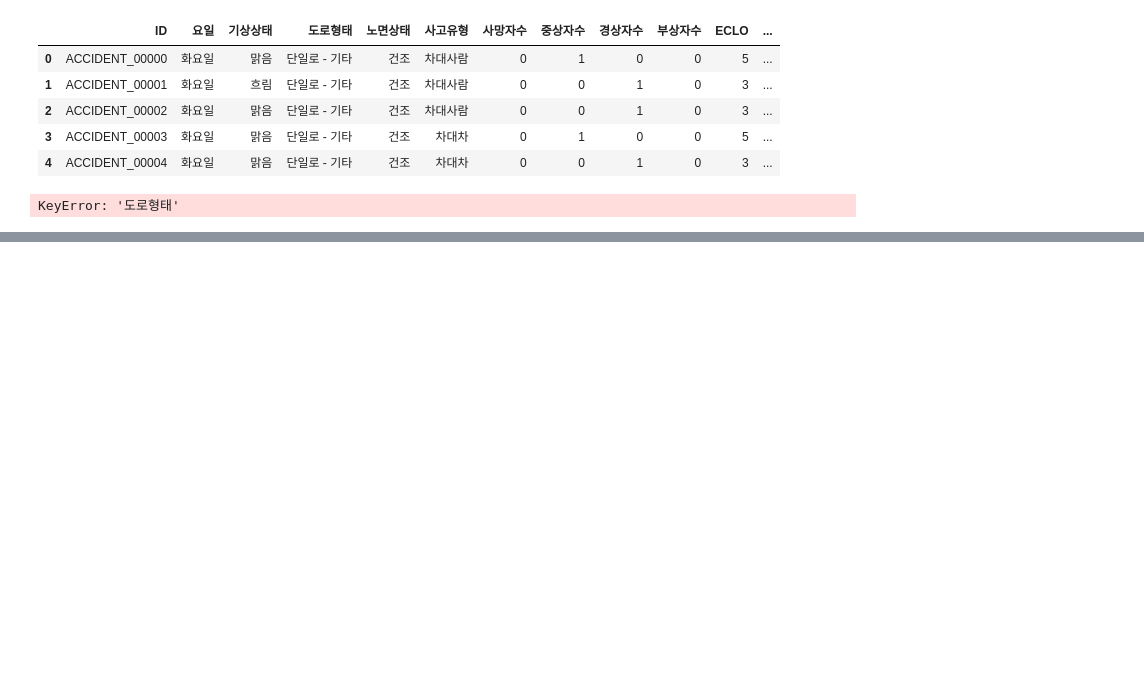
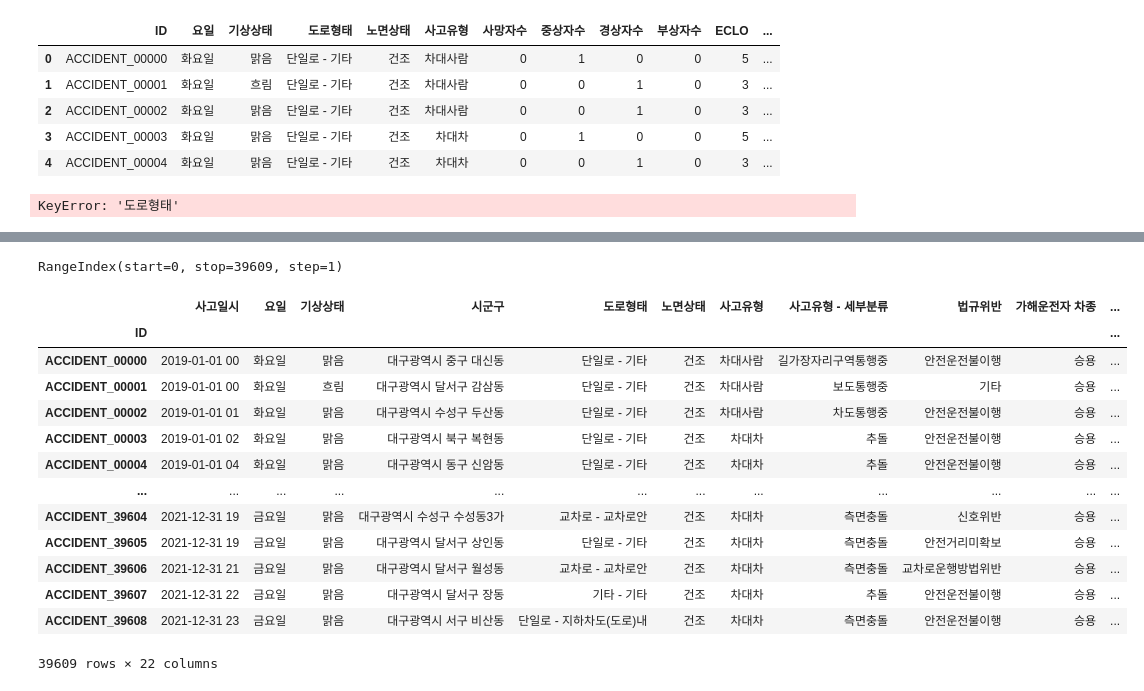
Before and after one commit to cmsk6405/practice, a Jupyter notebook: review/eda.ipynb, the cells around one changed output, grey strips where cells are left out. Drawn from its saved outputs; the diff is of its cells as text; code cells hidden in the pictures; blank space fills up the shorter version.

```diff
--- a/review/eda.ipynb
+++ b/review/eda.ipynb
@@ -244,0 +246,24 @@ df_train.head()
+# %%
+df_train.index
+# %% [output]
+RangeIndex(start=0, stop=39609, step=1)
+# %%
+idx = 'ID'
+tgt = 'ECLO'
+df_idx = df_train.set_index(idx, drop=True)
+df_idx
+# %% [output]
+|  | 사고일시 | 요일 | 기상상태 | 시군구 | 도로형태 | 노면상태 | 사고유형 | 사고유형 - 세부분류 | 법규위반 | 가해운전자 차종 | ... |
+| ID |  |  |  |  |  |  |  |  |  |  | ... |
+| ACCIDENT_00000 | 2019-01-01 00 | 화요일 | 맑음 | 대구광역시 중구 대신동 | 단일로 - 기타 | 건조 | 차대사람 | 길가장자리구역통행중 | 안전운전불이행 | 승용 | ... |
+| ACCIDENT_00001 | 2019-01-01 00 | 화요일 | 흐림 | 대구광역시 달서구 감삼동 | 단일로 - 기타 | 건조 | 차대사람 | 보도통행중 | 기타 | 승용 | ... |
+| ACCIDENT_00002 | 2019-01-01 01 | 화요일 | 맑음 | 대구광역시 수성구 두산동 | 단일로 - 기타 | 건조 | 차대사람 | 차도통행중 | 안전운전불이행 | 승용 | ... |
+| ACCIDENT_00003 | 2019-01-01 02 | 화요일 | 맑음 | 대구광역시 북구 복현동 | 단일로 - 기타 | 건조 | 차대차 | 추돌 | 안전운전불이행 | 승용 | ... |
+| ACCIDENT_00004 | 2019-01-01 04 | 화요일 | 맑음 | 대구광역시 동구 신암동 | 단일로 - 기타 | 건조 | 차대차 | 추돌 | 안전운전불이행 | 승용 | ... |
+| ... | ... | ... | ... | ... | ... | ... | ... | ... | ... | ... | ... |
+| ACCIDENT_39604 | 2021-12-31 19 | 금요일 | 맑음 | 대구광역시 수성구 수성동3가 | 교차로 - 교차로안 | 건조 | 차대차 | 측면충돌 | 신호위반 | 승용 | ... |
+| ACCIDENT_39605 | 2021-12-31 19 | 금요일 | 맑음 | 대구광역시 달서구 상인동 | 단일로 - 기타 | 건조 | 차대차 | 측면충돌 | 안전거리미확보 | 승용 | ... |
+| ACCIDENT_39606 | 2021-12-31 21 | 금요일 | 맑음 | 대구광역시 달서구 월성동 | 교차로 - 교차로안 | 건조 | 차대차 | 측면충돌 | 교차로운행방법위반 | 승용 | ... |
+| ACCIDENT_39607 | 2021-12-31 22 | 금요일 | 맑음 | 대구광역시 달서구 장동 | 기타 - 기타 | 건조 | 차대차 | 추돌 | 안전운전불이행 | 승용 | ... |
+| ACCIDENT_39608 | 2021-12-31 23 | 금요일 | 맑음 | 대구광역시 서구 비산동 | 단일로 - 지하차도(도로)내 | 건조 | 차대차 | 측면충돌 | 안전운전불이행 | 승용 | ... |
+39609 rows × 22 columns
```
Also changed, not shown: parts of 13 cells of this notebook, 6 other files.
